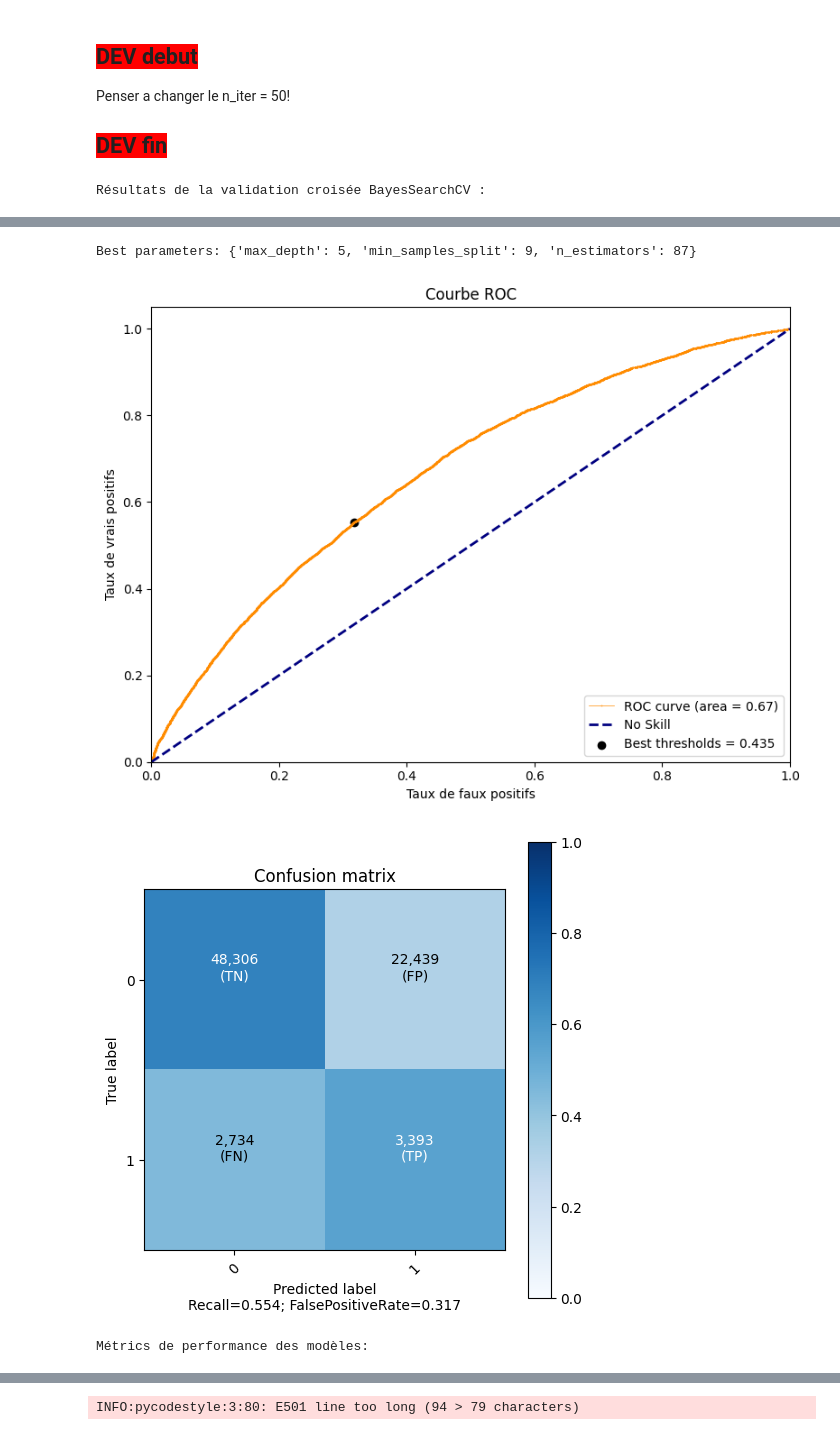
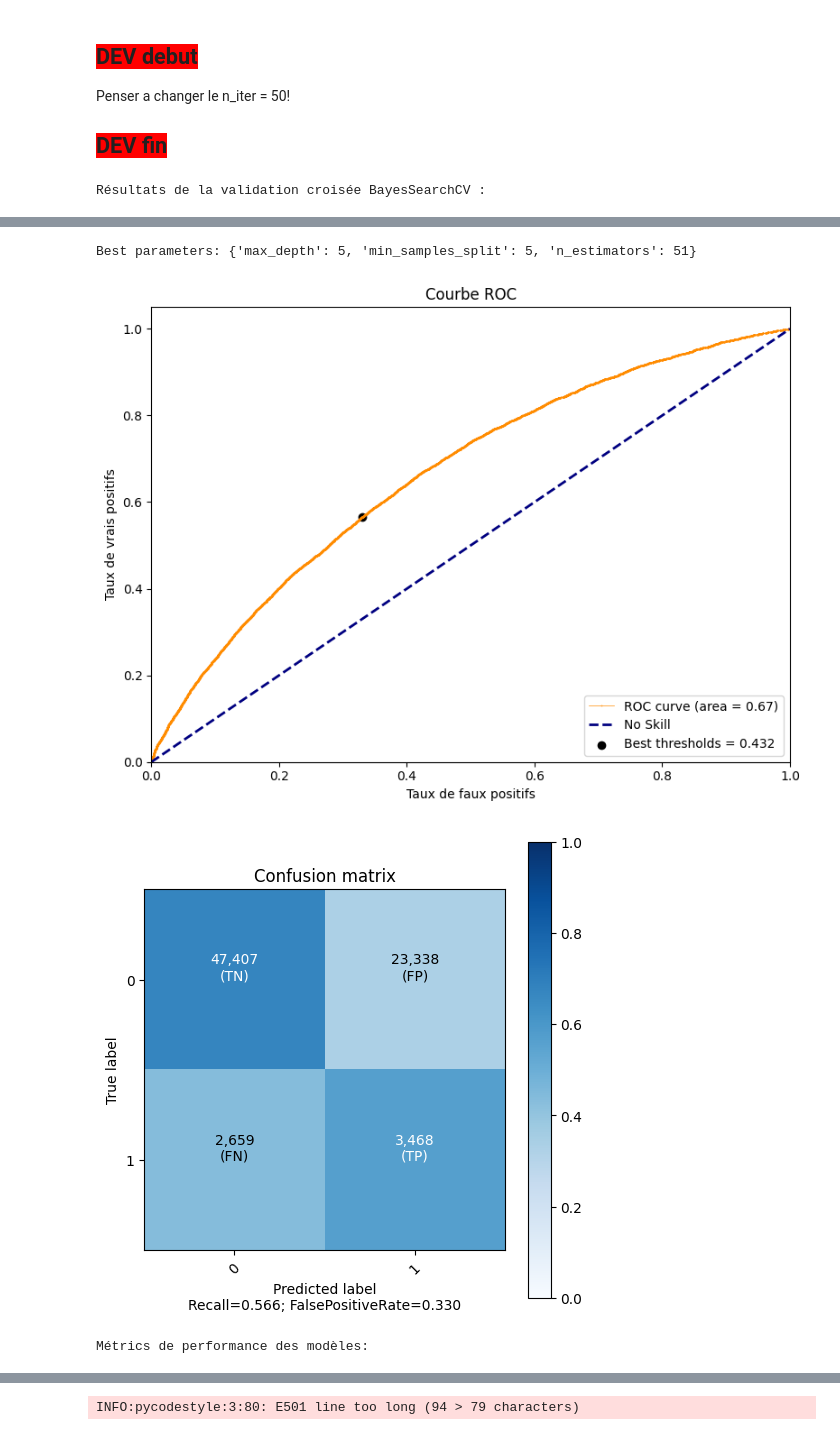
Before and after one commit to pierrickBERTHE/PB7_Scoring_client_de_banque, a Jupyter notebook: Berthe_Pierrick_3_notebook_modelisation_022024.ipynb, the cells around one changed output, grey strips where cells are left out. Saved outputs shown, nothing was run; the diff lists cells and outputs as text; code cells hidden in the pictures.

Commit message:
Créé avec Colaboratory-Notebook modelisation 3 avec n_iter = 30 a tourné

```diff
--- a/Berthe_Pierrick_3_notebook_modelisation_022024.ipynb
+++ b/Berthe_Pierrick_3_notebook_modelisation_022024.ipynb
@@ -1643,7 +1634,7 @@ Toutes ces informations sont enregistrées dans un repository **MLflow** accessi
 Nous utilisons un modèle naïf de **DummyClassifier** pour établir une baseline de performance.
 # %%
 # Créer un nouvel experiment MLflow et l'activer
-creer_et_activer_experience("Comparaison_models")
+creer_et_activer_experience("Comparaison_models_n_iter_30")
 
 # Lancez un run MLflow pour le paramètre donné (avec heure de création)
 time_str = datetime.now().strftime("%Y%m%d_%H%M%S")
@@ -1675,7 +1666,7 @@ with mlflow.start_run(run_name="dummy_classifier_" + time_str):
             scoring=metier_score,
             n_jobs=-1,
             random_state=random_seed,
-            n_iter=10,
+            n_iter=30,
         )
         bayes_search.fit(X_train, y_train)
 
@@ -1832,7 +1829,7 @@ Penser a changer le n_iter = 50!
 ## <span style='background:red'>DEV fin</span>
 # %%
 # Créer un nouvel experiment MLflow et l'activer
-creer_et_activer_experience("Comparaison_models")
+creer_et_activer_experience("Comparaison_models_n_iter_30")
 
 # Lancez un run MLflow pour le paramètre donné (avec heure de création)
 time_str = datetime.now().strftime("%Y%m%d_%H%M%S")
@@ -1865,7 +1862,7 @@ with mlflow.start_run(run_name="regression_logistic_" + time_str):
             scoring=metier_score,
             n_jobs=-1,
             random_state=random_seed,
-            n_iter=10,
+            n_iter=30,
         )
         bayes_search.fit(X_train, y_train)
 
@@ -2076,7 +2079,7 @@ Penser a changer le n_iter = 50!
 ## <span style='background:red'>DEV fin</span>
 # %%
 # Créer un nouvel experiment MLflow et l'activer
-creer_et_activer_experience("Comparaison_models")
+creer_et_activer_experience("Comparaison_models_n_iter_30")
 
 # Lancez un run MLflow pour le paramètre donné (avec heure de création)
 time_str = datetime.now().strftime("%Y%m%d_%H%M%S")
@@ -2110,7 +2113,7 @@ with mlflow.start_run(run_name="random_forest_" + time_str):
             scoring=metier_score,
             n_jobs=-1,
             random_state=random_seed,
-            n_iter=10,
+            n_iter=30,
         )
         bayes_search.fit(X_train, y_train)
 
@@ -2227,5 +2236,5 @@ Résultats de la validation croisée BayesSearchCV :
-Best parameters: {'max_depth': 5, 'min_samples_split': 9, 'n_estimators': 87}
+Best parameters: {'max_depth': 5, 'min_samples_split': 5, 'n_estimators': 51}
-[figure, old version]
+[figure, new version]
 [figure]
 Métrics de performance des modèles:
 |  | accuracy | auc | f1_score | metier_score | temps_fit | temps_predict | seuil_predict |
```
Also changed, not shown: parts of 19 cells of this notebook.
